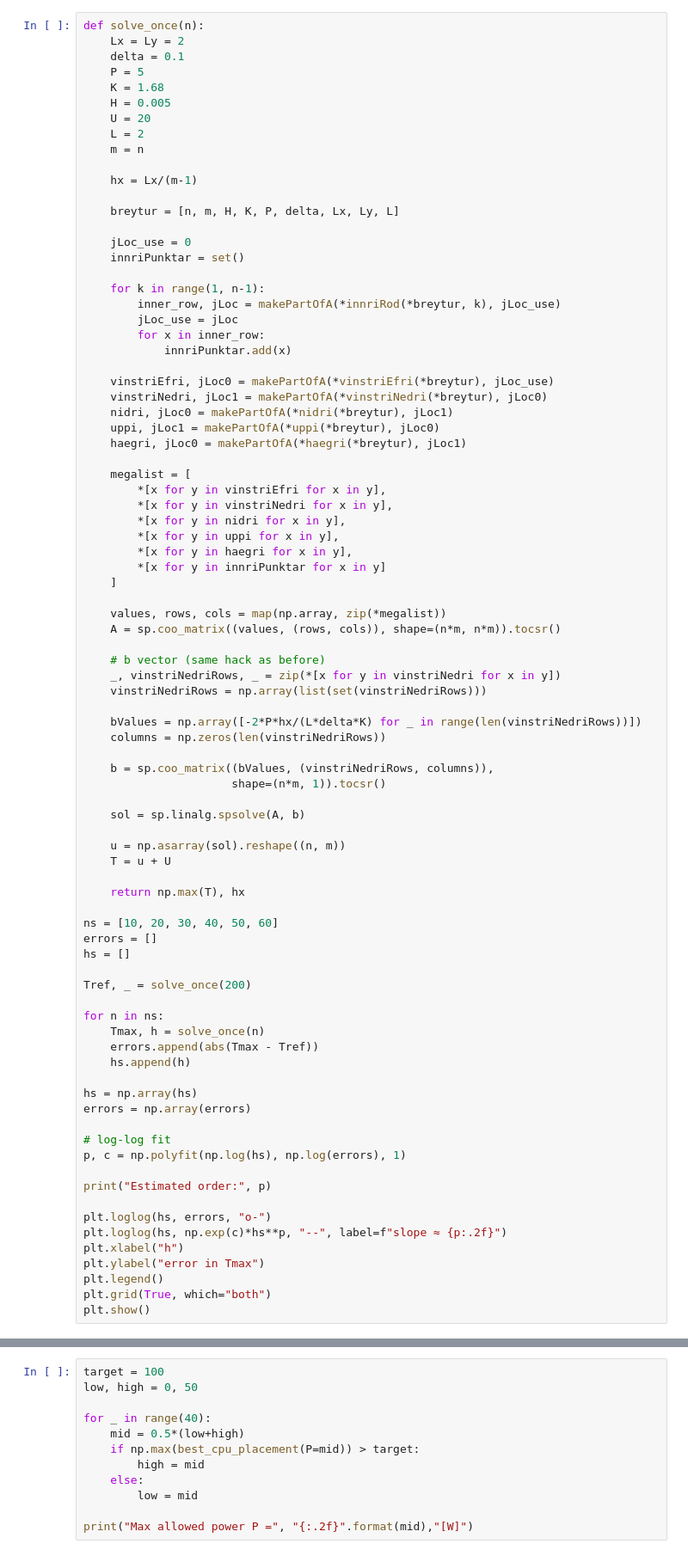
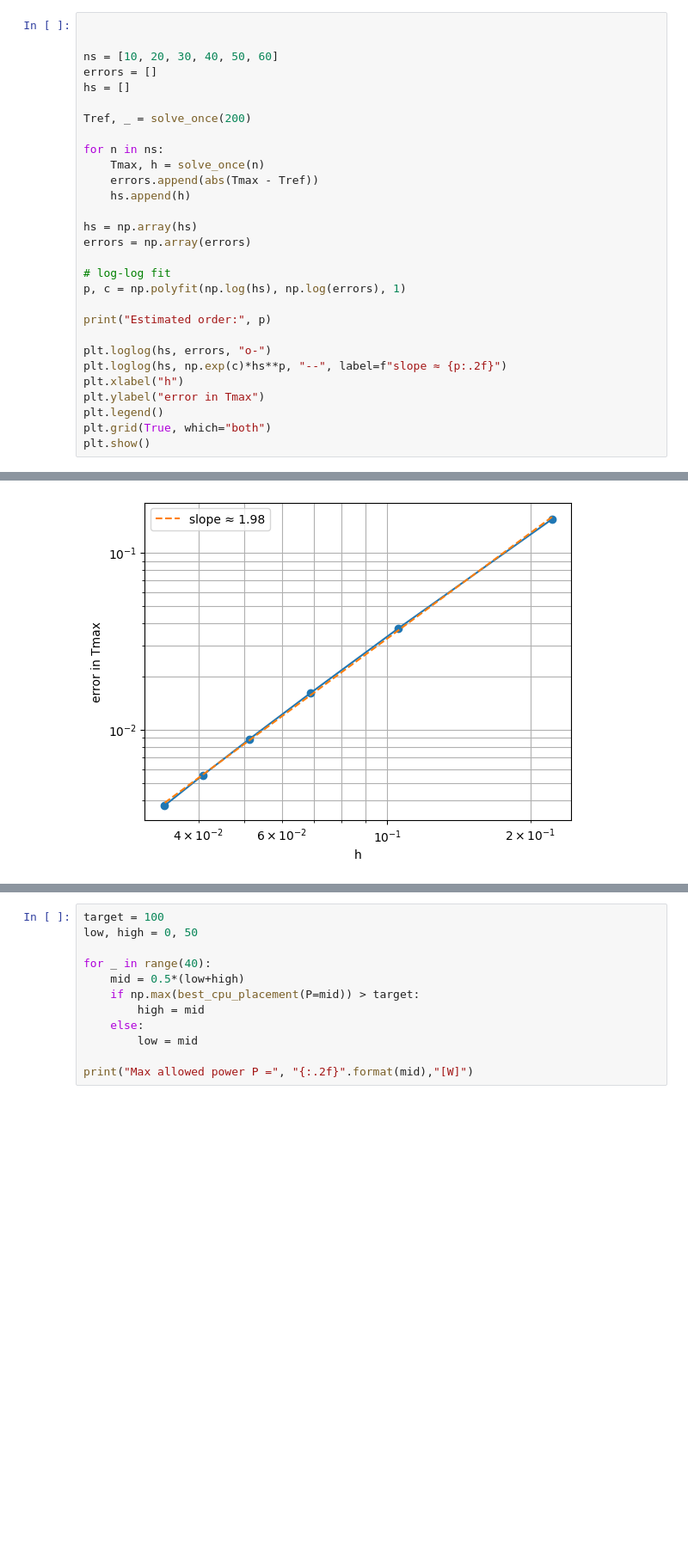
Before and after one commit to Binnik1409/Toluleg-Greining, a Jupyter notebook: Verkefni 4 Loka/V4.ipynb, the cells around one changed output, grey strips where cells are left out. Shown at 86% size. Saved outputs shown, nothing was run; the diff lists cells and outputs as text; blank space fills up the shorter version.

```diff
--- a/Verkefni 4 Loka/V4.ipynb
+++ b/Verkefni 4 Loka/V4.ipynb
@@ -401,61 +455,5 @@ NameError: name 'f' is not defined
 # %%
-def solve_once(n):
-    Lx = Ly = 2
-    delta = 0.1
-    P = 5
-    K = 1.68
-    H = 0.005
-    U = 20
-    L = 2
-    m = n
 
-    hx = Lx/(m-1)
-
-    breytur = [n, m, H, K, P, delta, Lx, Ly, L]
-
-    jLoc_use = 0
-    innriPunktar = set()
-
-    for k in range(1, n-1):
-        inner_row, jLoc = makePartOfA(*innriRod(*breytur, k), jLoc_use)
-        jLoc_use = jLoc
-        for x in inner_row:
-            innriPunktar.add(x)
-
-    vinstriEfri, jLoc0 = makePartOfA(*vinstriEfri(*breytur), jLoc_use)
-    vinstriNedri, jLoc1 = makePartOfA(*vinstriNedri(*breytur), jLoc0)
-    nidri, jLoc0 = makePartOfA(*nidri(*breytur), jLoc1)
-    uppi, jLoc1 = makePartOfA(*uppi(*breytur), jLoc0)
-    haegri, jLoc0 = makePartOfA(*haegri(*breytur), jLoc1)
-
-    megalist = [
-        *[x for y in vinstriEfri for x in y],
-        *[x for y in vinstriNedri for x in y],
-        *[x for y in nidri for x in y],
-        *[x for y in uppi for x in y],
-        *[x for y in haegri for x in y],
-        *[x for y in innriPunktar for x in y]
-    ]
-
-    values, rows, cols = map(np.array, zip(*megalist))
-    A = sp.coo_matrix((values, (rows, cols)), shape=(n*m, n*m)).tocsr()
-
-    # b vector (same hack as before)
-    _, vinstriNedriRows, _ = zip(*[x for y in vinstriNedri for x in y])
-    vinstriNedriRows = np.array(list(set(vinstriNedriRows)))
-
-    bValues = np.array([-2*P*hx/(L*delta*K) for _ in range(len(vinstriNedriRows))])
-    columns = np.zeros(len(vinstriNedriRows))
-
-    b = sp.coo_matrix((bValues, (vinstriNedriRows, columns)),
-                      shape=(n*m, 1)).tocsr()
-
-    sol = sp.linalg.spsolve(A, b)
-
-    u = np.asarray(sol).reshape((n, m))
-    T = u + U
-
-    return np.max(T), hx
 
 ns = [10, 20, 30, 40, 50, 60]
 errors = []
@@ -483,3 +481,4 @@ plt.ylabel("error in Tmax")
 plt.legend()
 plt.grid(True, which="both")
 plt.show()
+# %% [output]
@@ -486,3 +486,4 @@ plt.show()
+[figure, added]
 # %%
 Lx = Ly = 2
 delta = 0.1
```
Also changed, not shown: parts of 7 cells of this notebook.
